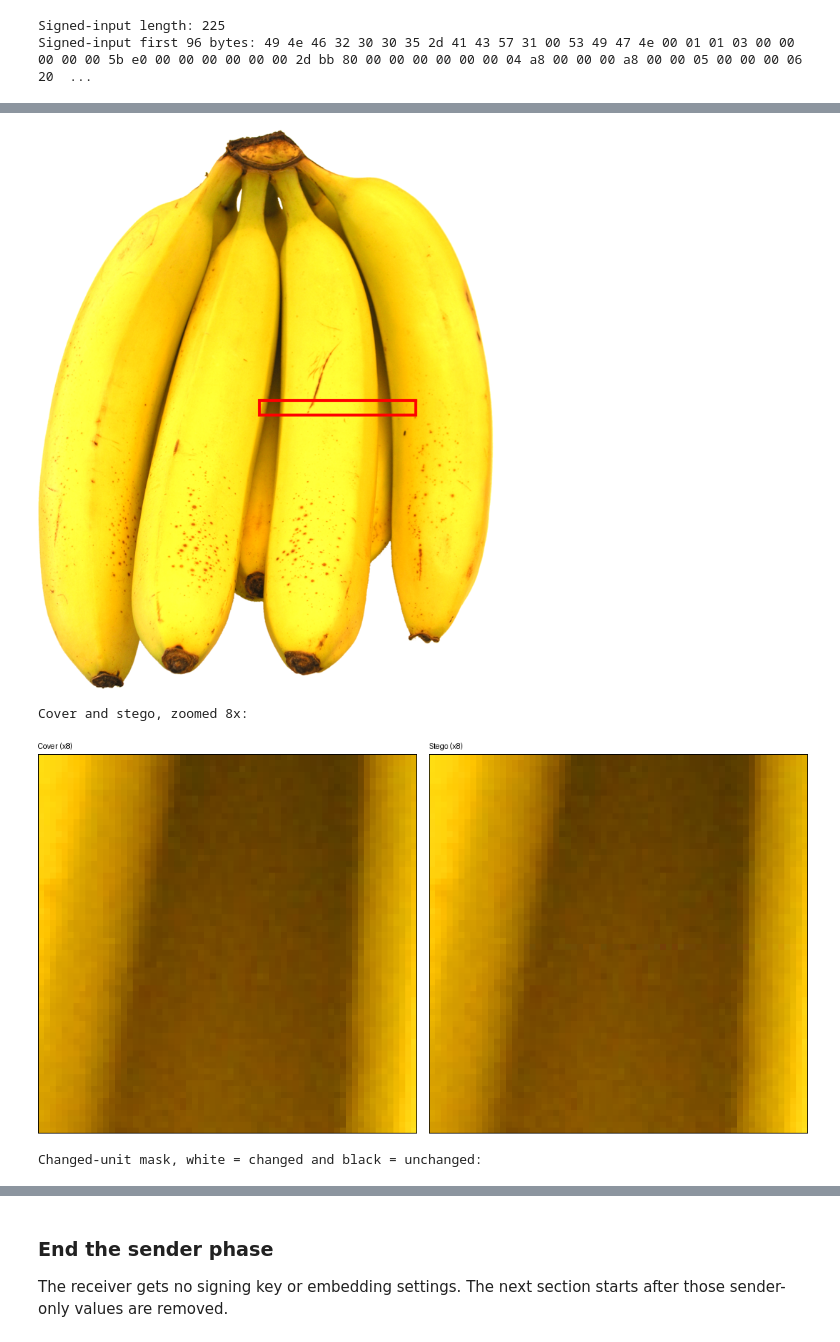
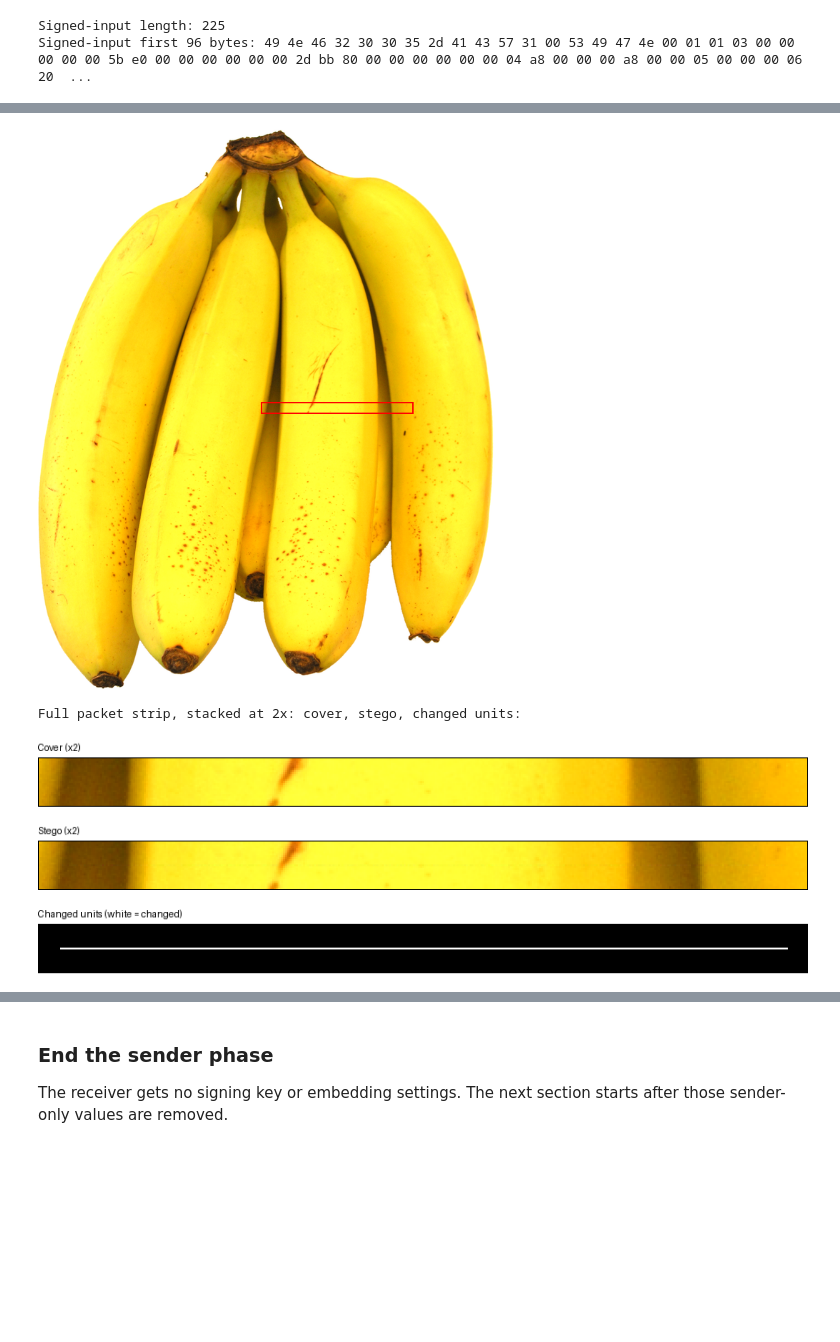
Before and after one commit to alvinto27/INF2005-ACW1, a Jupyter notebook: notebooks/FR1-12 Prototype.ipynb, the cells around one changed output, grey strips where cells are left out. Drawn from its saved outputs; the diff is of its cells as text; code cells hidden in the pictures; blank space fills up the shorter version.

Commit message:
Align packet frame and zoom window
Use one full-packet strip for the true-scale location frame and vertically stacked 2x inspection panels.

```diff
--- a/notebooks/FR1-12 Prototype.ipynb
+++ b/notebooks/FR1-12 Prototype.ipynb
@@ -216,41 +227,43 @@ for offset, (cover_value, stego_value) in enumerate(zip(packet_cover_units[:8],
     print(f"{offset:5d} | {int(cover_value):14d} | {int(cover_value):08b} | {int(stego_value):14d} | {int(stego_value):08b}")
 
 packet_start_pixel = png_layout.start_unit // cover_array.shape[2]
-packet_end_pixel = (png_layout.start_unit + png_layout.footprint - 1) // cover_array.shape[2]
+packet_pixel_count = png_layout.footprint // cover_array.shape[2]
+packet_end_pixel = packet_start_pixel + packet_pixel_count - 1
 packet_start_y, packet_start_x = divmod(packet_start_pixel, cover_array.shape[1])
 packet_end_y, packet_end_x = divmod(packet_end_pixel, cover_array.shape[1])
-packet_pixel_count = png_layout.footprint // cover_array.shape[2]
 total_pixel_count = cover_array.shape[0] * cover_array.shape[1]
+horizontal_margin = 12
+vertical_margin = 13
+window_box = (
+    packet_start_x - horizontal_margin,
+    packet_start_y - vertical_margin,
+    packet_end_x + horizontal_margin + 1,
+    packet_end_y + vertical_margin + 1,
+)
+window_width = window_box[2] - window_box[0]
+window_height = window_box[3] - window_box[1]
 whole_image = cover_image.copy()
-whole_draw = ImageDraw.Draw(whole_image)
-packet_box = (
-    max(0, packet_start_x - 24),
-    max(0, packet_start_y - 24),
-    min(cover_array.shape[1] - 1, packet_end_x + 24),
-    min(cover_array.shape[0] - 1, max(packet_start_y, packet_end_y) + 24),
+whole_display = whole_image.resize((640, 784), Image.Resampling.LANCZOS)
+display_scale_x = whole_display.width / whole_image.width
+display_scale_y = whole_display.height / whole_image.height
+display_window_box = (
+    round(window_box[0] * display_scale_x) - 2,
+    round(window_box[1] * display_scale_y) - 2,
+    round(window_box[2] * display_scale_x) + 1,
+    round(window_box[3] * display_scale_y) + 1,
 )
-whole_draw.rectangle(packet_box, outline="red", width=8)
-whole_display = whole_image.copy()
-whole_display.thumbnail((640, 784))
+ImageDraw.Draw(whole_display).rectangle(display_window_box, outline="red", width=2)
 print(f"Packet region: {packet_pixel_count:,} pixels of {total_pixel_count:,} ({packet_pixel_count / total_pixel_count:.2%} of the image)")
-print("The red box is enlarged for visibility after downscaling.")
+print(f"Packet span: row {packet_start_y}, columns {packet_start_x} to {packet_end_x}")
+print(f"Zoom window: {window_width}×{window_height} pixels, rows {window_box[1]} to {window_box[3] - 1}, columns {window_box[0]} to {window_box[2] - 1}; full packet with margins")
 display(whole_display)
 
-crop_box = (
-    max(0, packet_start_x - 16),
-    max(0, packet_start_y - 32),
-    min(cover_array.shape[1], packet_start_x + 48),
-    min(cover_array.shape[0], packet_start_y + 32),
-)
-cover_crop = cover_image.crop(crop_box)
-stego_crop = stego_image.crop(crop_box)
-print("Cover and stego, zoomed 8x:")
-display(show_panels([(cover_crop, "Cover (x8)"), (stego_crop, "Stego (x8)")], scale=8))
-
+cover_crop = cover_image.crop(window_box)
+stego_crop = stego_image.crop(window_box)
 changed_carrier = stego_carrier != cover_carrier
 changed_pixel_mask = np.any(changed_carrier.reshape(cover_array.shape), axis=2)
 changed_mask_image = Image.fromarray(np.where(changed_pixel_mask, 255, 0).astype(np.uint8), mode="L")
-changed_crop = changed_mask_image.crop(crop_box)
-print("Changed-unit mask, white = changed and black = unchanged:")
-display(show_panels([(cover_crop, "Cover (x8)"), (stego_crop, "Stego (x8)"), (changed_crop, "Changed units (white = changed)")], scale=8))
+changed_crop = changed_mask_image.crop(window_box)
+print("Full packet strip, stacked at 2x: cover, stego, changed units:")
+display(show_panels([(cover_crop, "Cover (x2)"), (stego_crop, "Stego (x2)"), (changed_crop, "Changed units (white = changed)")], scale=2, direction="vertical"))
 # %% [output]
@@ -273,4 +287,3 @@ The red box is enlarged for visibility after downscaling.
-[figure, old version]
+[figure, new version]
-Cover and stego, zoomed 8x:
+Full packet strip, stacked at 2x: cover, stego, changed units:
-[figure, old version]
+[figure, new version]
-Changed-unit mask, white = changed and black = unchanged:
```
Also changed, not shown: parts of 9 cells of this notebook.
